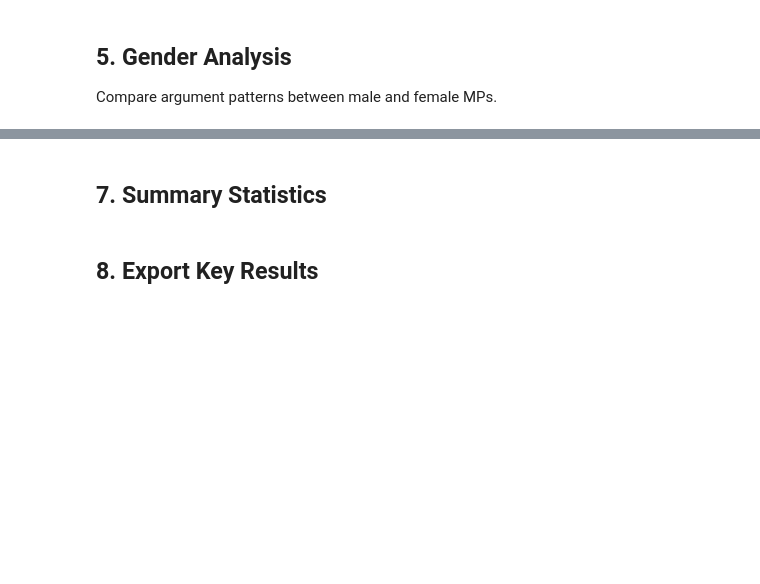
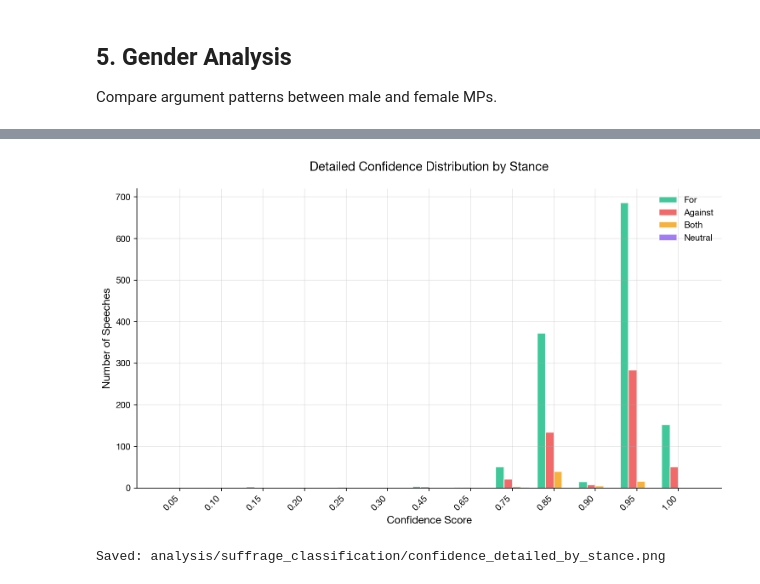
Before and after one commit to omarkhursheed/hansard-nlp-explorer, a Jupyter notebook: notebooks/suffrage_classification_analysis.ipynb, the cells around one changed output, grey strips where cells are left out. Drawn from its saved outputs; the diff is of its cells as text; code cells hidden in the pictures; blank space fills up the shorter version.

```diff
--- a/notebooks/suffrage_classification_analysis.ipynb
+++ b/notebooks/suffrage_classification_analysis.ipynb
@@ -400,30 +674,33 @@ print(f'Saved: {OUTPUT_DIR / "arguments_by_gender.png"}')
 # %%
-# Confidence distribution by stance
+# Detailed confidence distribution by stance (for reference)
 fig, ax = plt.subplots(figsize=(10, 6))
 
 # Get all unique confidence values
 all_confidences = sorted(substantive['confidence'].unique())
 x_pos = np.arange(len(all_confidences))
 width = 0.2
 
 for i, stance in enumerate(['for', 'against', 'both', 'neutral']):
     stance_data = substantive[substantive['stance'] == stance]['confidence']
     if len(stance_data) > 0:
         counts = [len(stance_data[stance_data == conf]) for conf in all_confidences]
         ax.bar(x_pos + i*width, counts, width, label=stance.capitalize(),
                color=COLORS[stance], alpha=0.8, edgecolor='white', linewidth=1)
 
 ax.set_xlabel('Confidence Score', fontsize=12, fontweight='bold')
 ax.set_ylabel('Number of Speeches', fontsize=12, fontweight='bold')
-ax.set_title('Distribution of Classification Confidence by Stance',
+ax.set_title('Detailed Confidence Distribution by Stance',
              fontsize=14, fontweight='bold', pad=20)
 ax.set_xticks(x_pos + 1.5*width)
-ax.set_xticklabels([f'{c:.1f}' for c in all_confidences])
+ax.set_xticklabels([f'{c:.2f}' for c in all_confidences], rotation=45, ha='right')
 ax.legend(frameon=False)
 ax.grid(True, alpha=0.3, axis='y')
 
 plt.tight_layout()
-plt.savefig(OUTPUT_DIR / 'confidence_distribution.png', dpi=300, bbox_inches='tight')
+plt.savefig(OUTPUT_DIR / 'confidence_detailed_by_stance.png', dpi=300, bbox_inches='tight')
 plt.show()
 
-print(f'Saved: {OUTPUT_DIR / "confidence_distribution.png"}')
+print(f'Saved: {OUTPUT_DIR / "confidence_detailed_by_stance.png"}')
+# %% [output]
+[figure, added]
+Saved: analysis/suffrage_classification/confidence_detailed_by_stance.png
@@ -468,2 +706,0 @@ print(f'\nSaved: {OUTPUT_DIR / "confidence_by_argument.png"}')
-# %% [markdown]
-## 7. Summary Statistics
@@ -512,2 +706,0 @@ print('='*60)
-# %% [markdown]
-## 8. Export Key Results
```
Also changed, not shown: parts of 20 cells of this notebook, 1 other file.
